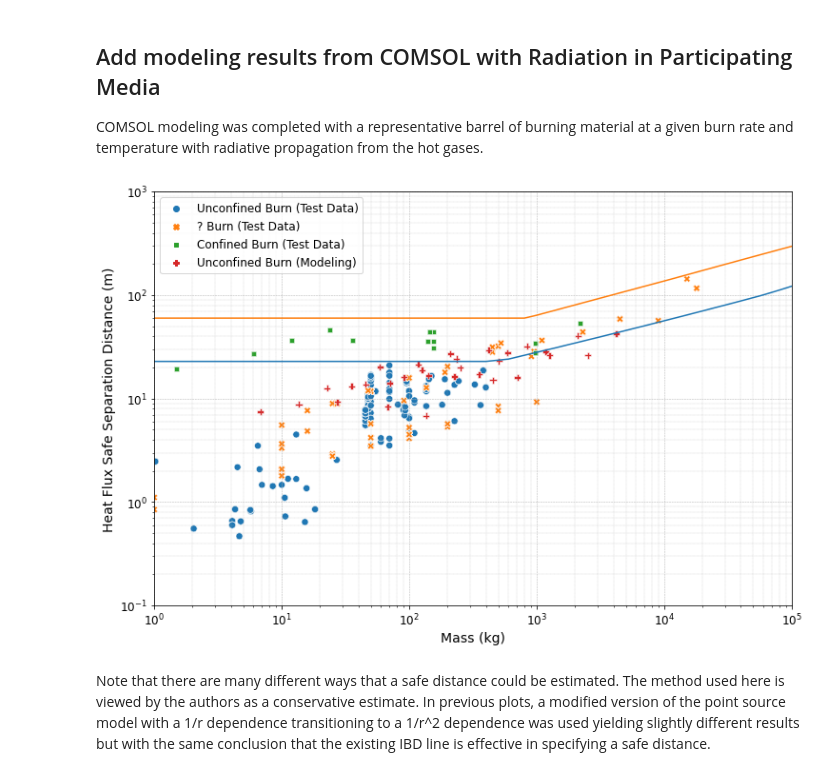
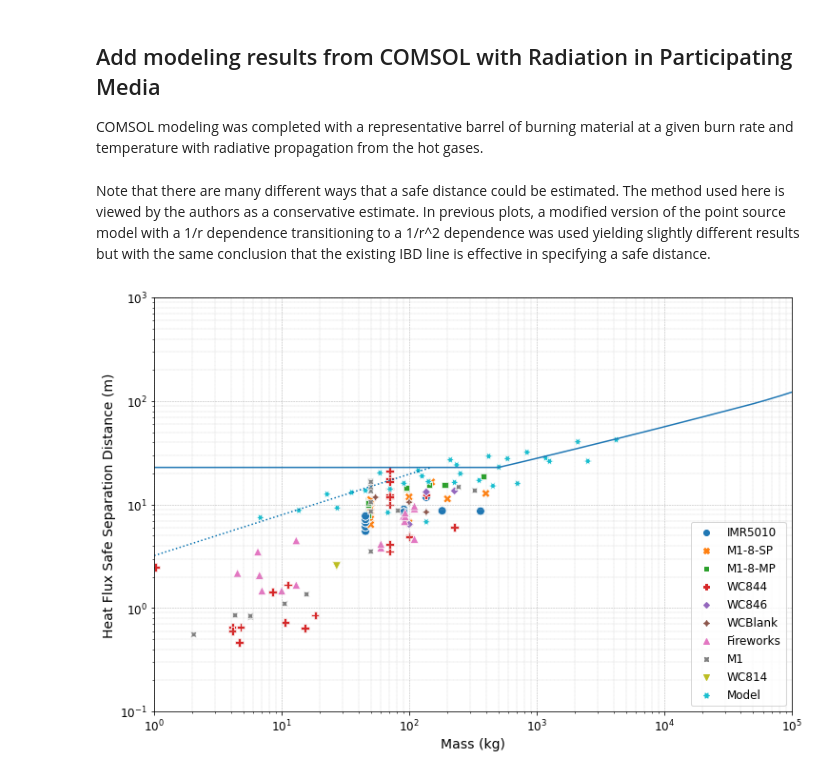
Before and after one commit to clint-bg/publicationdata, a Jupyter notebook: safeSeparation/safeDistancesOpenBurnplus.ipynb, the cells around one changed output. Saved outputs shown, nothing was run; the diff lists cells and outputs as text; code cells hidden in the pictures.

```diff
--- a/safeSeparation/safeDistancesOpenBurnplus.ipynb
+++ b/safeSeparation/safeDistancesOpenBurnplus.ipynb
@@ -246,22 +247,31 @@ COMSOL modeling was completed with a representative barrel of burning material a
 url='https://raw.githubusercontent.com/clint-bg/publicationdata/main/safeSeparation/COMSOLModeling.csv'
 dfm = pd.read_csv(url)
 dft = pd.concat([df,dfm])
-# %%
-fig, ax = plt.subplots(figsize=(12,8))
-p = sea.scatterplot(data=dft,x='Mass (kg)',y='Safe Distance (m)', style='Type', hue='Type',s=50,ax=ax);
-p = sea.lineplot(data=ibd,x='masses (kg)',y='ibd (m)',ax=ax)
-p = sea.lineplot(data=natoibd,x='NEQ (kg)',y='ibd (m)',ax=ax)
-p.set(xscale="log"); p.set(xlim=(1,100000))
-p.set(yscale="log"); p.set(ylim=(0.1,1000))
-plt.legend(loc='best', fontsize=12)
-plt.grid(linestyle = '--', linewidth = 0.5)
-plt.grid(visible=True,which='minor',linestyle = '--', linewidth = 0.25)
-ax.tick_params(axis='both', which='major', labelsize=12)
-ax.set_xlabel('Mass (kg)', fontsize=14)
-ax.set_ylabel('Heat Flux Safe Separation Distance (m)', fontsize=14)
-plt.savefig("SafeSepDists.png",dpi=600)
-plt.show()
-# %% [output]
-[figure, removed]
 # %% [markdown]
 Note that there are many different ways that a safe distance could be estimated. The method used here is viewed by the authors as a conservative estimate. In previous plots, a modified version of the point source model with a 1/r dependence transitioning to a 1/r^2 dependence was used yielding slightly different results but with the same conclusion that the existing IBD line is effective in specifying a safe distance.
+# %%
+#Add additional lines
+mlin = np.linspace(1,1000000,num=100000)
+ibd = [max(22.9,np.exp(1.4715+0.2429*np.log(each)+0.00384*(np.log(each))**2)) if each<43544 else (np.exp(5.5938-0.5344*np.log(each)+0.04046*(np.log(each))**2) if each<453590 else 3.17*each**0.333) for each in mlin]
+ibddf = pd.DataFrame({'masses (kg)':mlin,'ibd (m)':ibd})
+natoibddf = pd.DataFrame({'NEQ (kg)':[1,	5,	10,	50,	100,	453,	500,	800,	1000,	5000,	10000,	43544,	500000,	1000000],'ibd (m)':[60,	60,	60,	60,	60,	60,	60,	60,	64,	109,	137,	225,	507,	640]})
+DESR80df = pd.DataFrame({'NEQ (kg)':[1,10,50,100,150],'SafeD (m)':[3.22,7.97,15.0,19.7,22.9]})
+# %%
+#Plot a subset: unconfined burn data
+fig, ax = plt.subplots(figsize=(12,8))
+p = sea.scatterplot(data=dft[(dft['Type']=='Unconfined Burn (Test Data)') | (dft['Type']=='Unconfined Burn (Modeling)')],x='Mass (kg)',y='Safe Distance (m)', hue='Propellant type', style='Propellant type',s=75,ax=ax);
+p = sea.lineplot(data=ibddf,x='masses (kg)',y='ibd (m)',ax=ax)
+#p = sea.lineplot(data=DESR80,x='NEQ (kg)',y='SafeD (m)',ax=ax)
+plt.plot(DESR80df['NEQ (kg)'],DESR80df['SafeD (m)'],color='#0270AF',linestyle=':')
+p.set(xscale="log"); p.set(xlim=(1,100000))
+p.set(yscale="log"); p.set(ylim=(0.1,1000))
+plt.legend(loc='best', fontsize=12)
+plt.grid(linestyle = '--', linewidth = 0.5)
+plt.grid(visible=True,which='minor',linestyle = '--', linewidth = 0.25)
+ax.tick_params(axis='both', which='major', labelsize=12)
+ax.set_xlabel('Mass (kg)', fontsize=14)
+ax.set_ylabel('Heat Flux Safe Separation Distance (m)', fontsize=14)
+#plt.savefig("SafeSepDistsU.png",dpi=600)
+plt.show()
+# %% [output]
+[figure, added]
```
Also changed, not shown: parts of 13 cells of this notebook.
